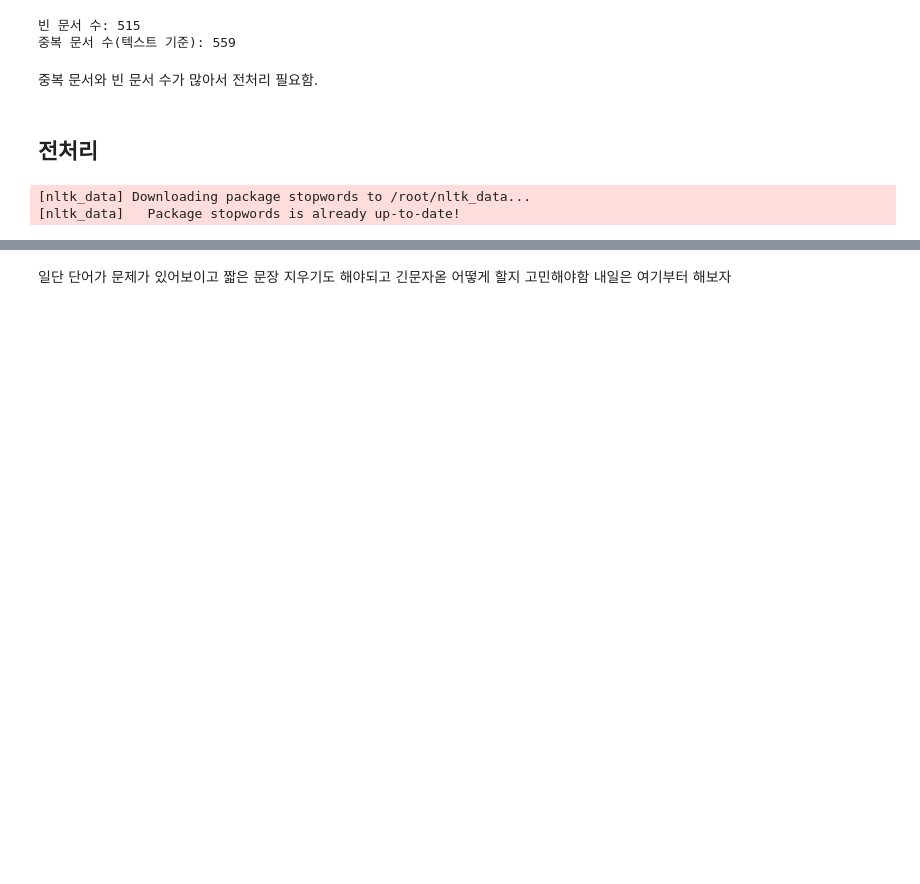
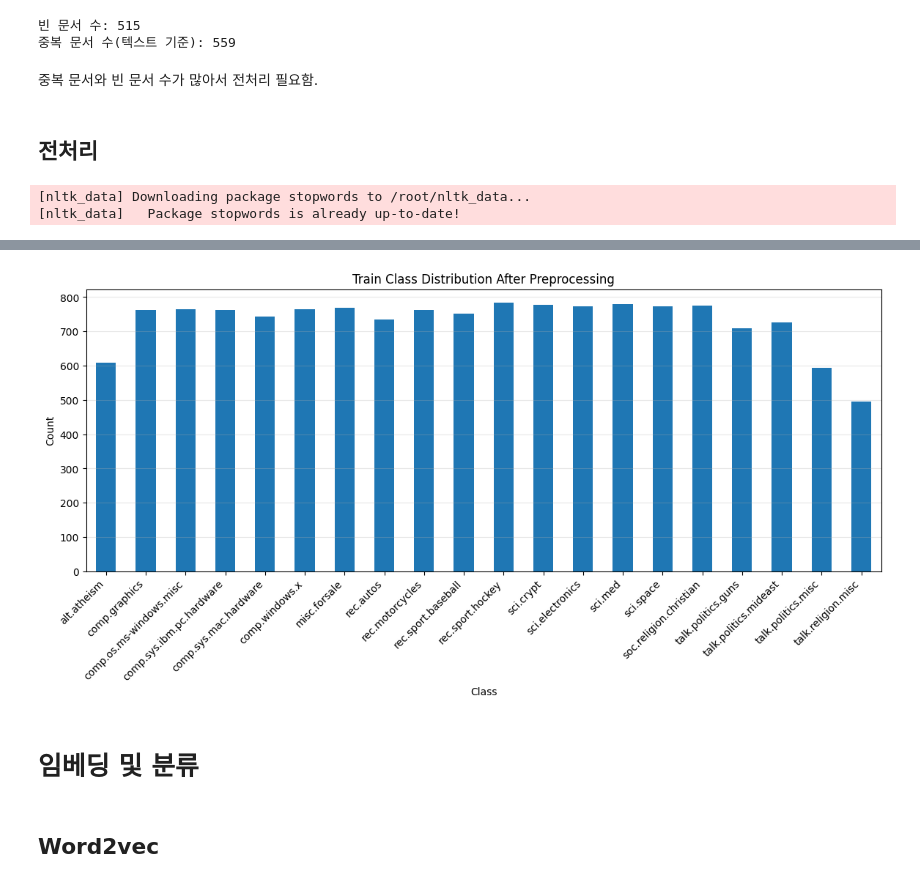
Before and after one commit to beomsookim1020/text-embedding-classification, a Jupyter notebook: 미션10_팀_김범수.ipynb, the cells around one changed output, grey strips where cells are left out. Cells and saved outputs as stored; diff of their text form; code cells hidden in the pictures; blank space fills up the shorter version.

```diff
--- a/미션10_팀_김범수.ipynb
+++ b/미션10_팀_김범수.ipynb
@@ -757,2 +788,16 @@ plt.show()
-# %% [markdown]
-일단 단어가 문제가 있어보이고 짧은 문장 지우기도 해야되고 긴문자옫 어떻게 할지 고민해야함 내일은 여기부터 해보자
+# %%
+# train data 클래스 분포 시각화
+train_label_names = [news_data.target_names[label] for label in train_targets]
+pd.Series(train_label_names).value_counts().sort_index().plot(kind='bar', figsize=(14,5))
+plt.title("Train Class Distribution After Preprocessing")
+plt.xlabel("Class")
+plt.ylabel("Count")
+plt.xticks(rotation=45, ha='right')
+plt.grid(axis='y', alpha=0.3)
+plt.show()
+# %% [output]
+[figure, added]
+# %% [markdown]
+# 임베딩 및 분류
+# %% [markdown]
+## Word2vec
```
Also changed, not shown: parts of 17 cells of this notebook.
